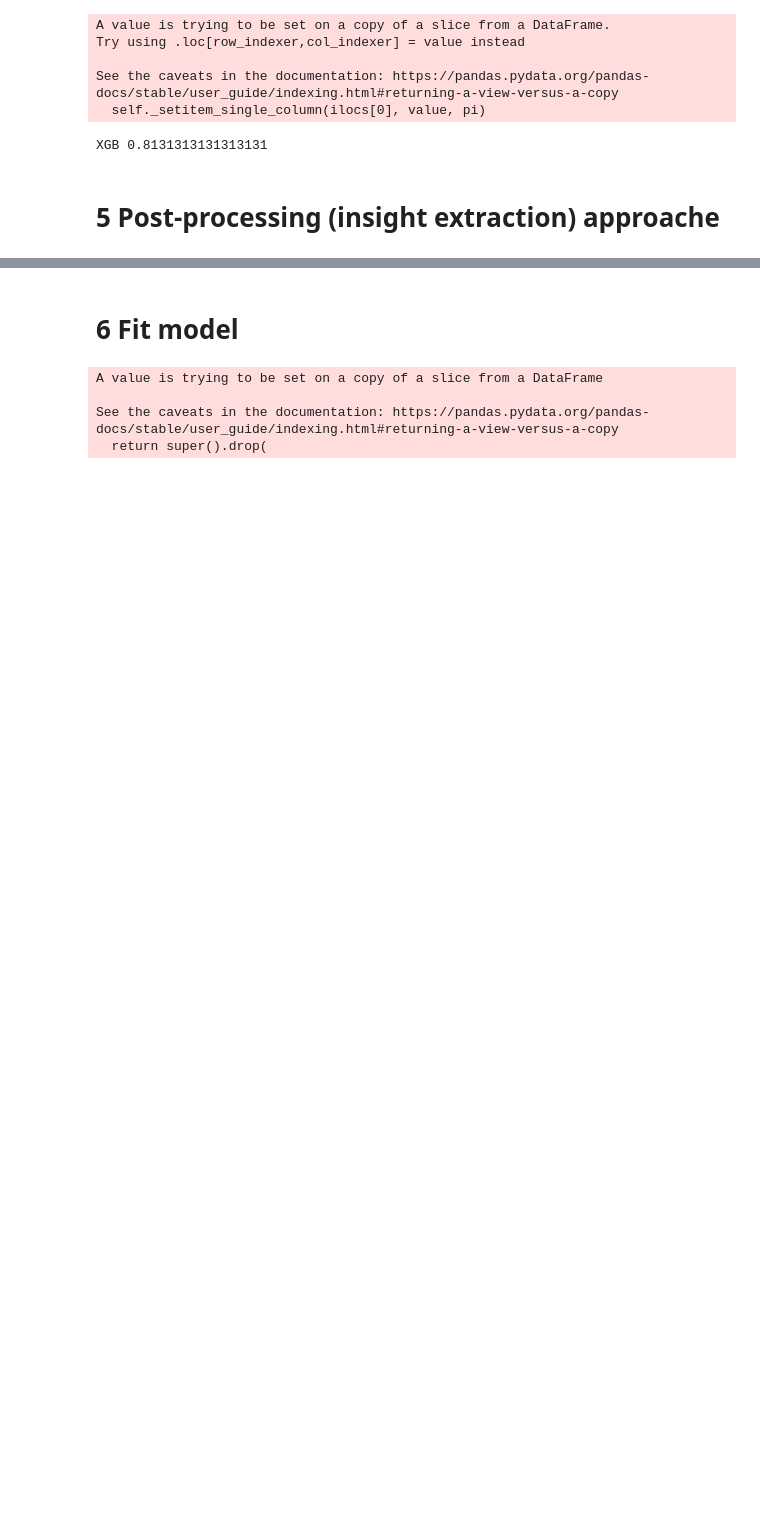
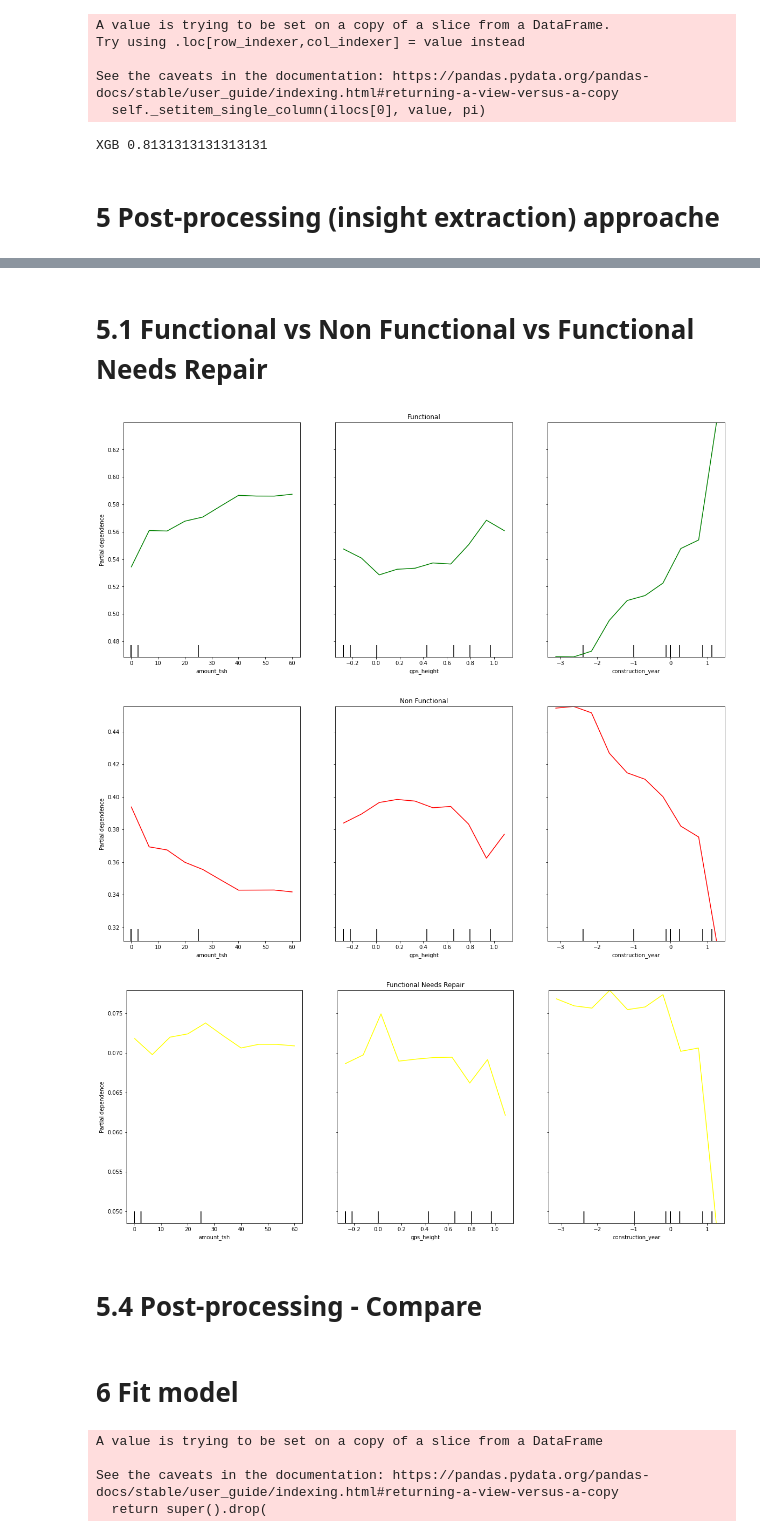
Before and after one commit to hemakaraveenhansika/pump-it-up, a Jupyter notebook: pump-it-up.ipynb, the cells around one changed output, grey strips where cells are left out. Cells and saved outputs as stored; diff of their text form; code cells hidden in the pictures; blank space fills up the shorter version.

```diff
--- a/pump-it-up.ipynb
+++ b/pump-it-up.ipynb
@@ -1305,0 +1288,22 @@ my_plots = plot_partial_dependence(xgb_model,
+# %%
+feature_list = [1, 22, 79]
+# %% [markdown]
+# 5.1 Functional vs Non Functional vs Functional Needs Repair
+# %%
+fig1, ax1 = plt.subplots()
+ax1.set_title("Functional")
+functional_dependence = plot_partial_dependence(xgb_model, features=feature_list, X=X2_train, feature_names=used_cols, target=0, grid_resolution=10, ax=ax1, line_kw={"color": "green"})
+
+fig2, ax2 = plt.subplots()
+ax2.set_title("Non Functional")
+non_functional_dependence = plot_partial_dependence(xgb_model, features=feature_list, X=X2_train, feature_names=used_cols, target=1, grid_resolution=10, ax=ax2, line_kw={"color": "red"})
+
+fig3, ax3 = plt.subplots()
+ax3.set_title("Functional Needs Repair")
+functional_repair_dependence = plot_partial_dependence(xgb_model, features=feature_list, X=X2_train, feature_names=used_cols, target=2, grid_resolution=10, ax=ax3, line_kw={"color": "yellow"})
+# %% [output]
+[figure, added]
+[figure, added]
+[figure, added]
+# %% [markdown]
+# 5.4 Post-processing - Compare
```
Also changed, not shown: parts of 20 cells of this notebook.
